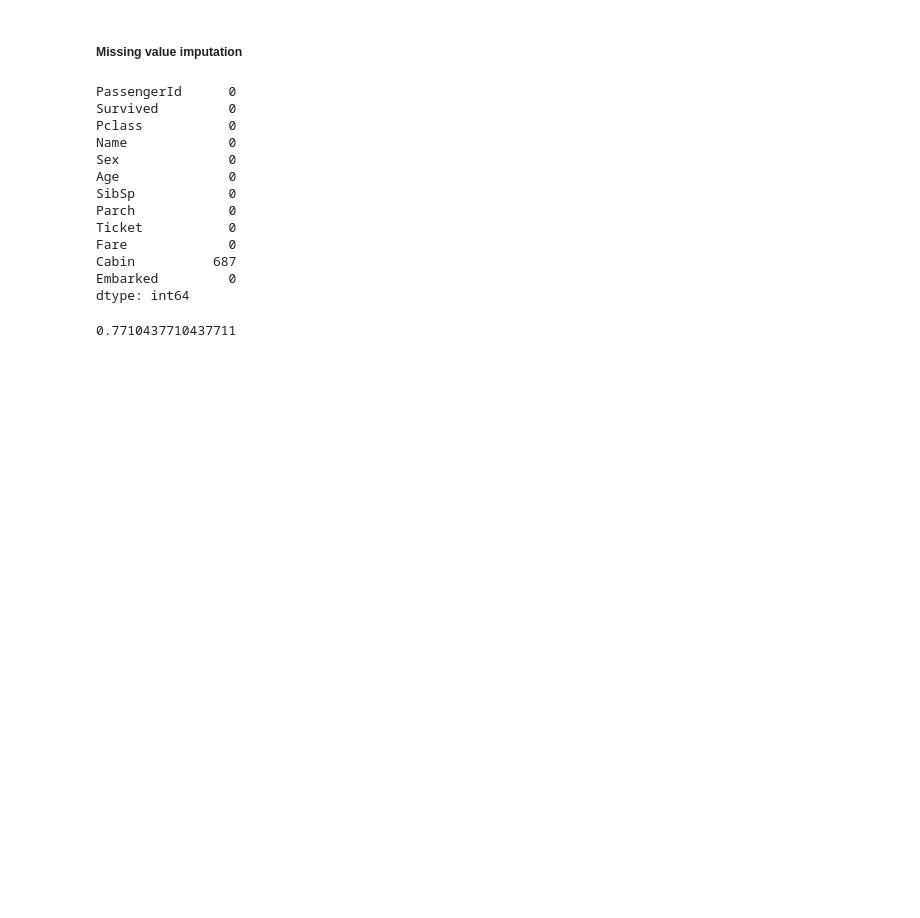
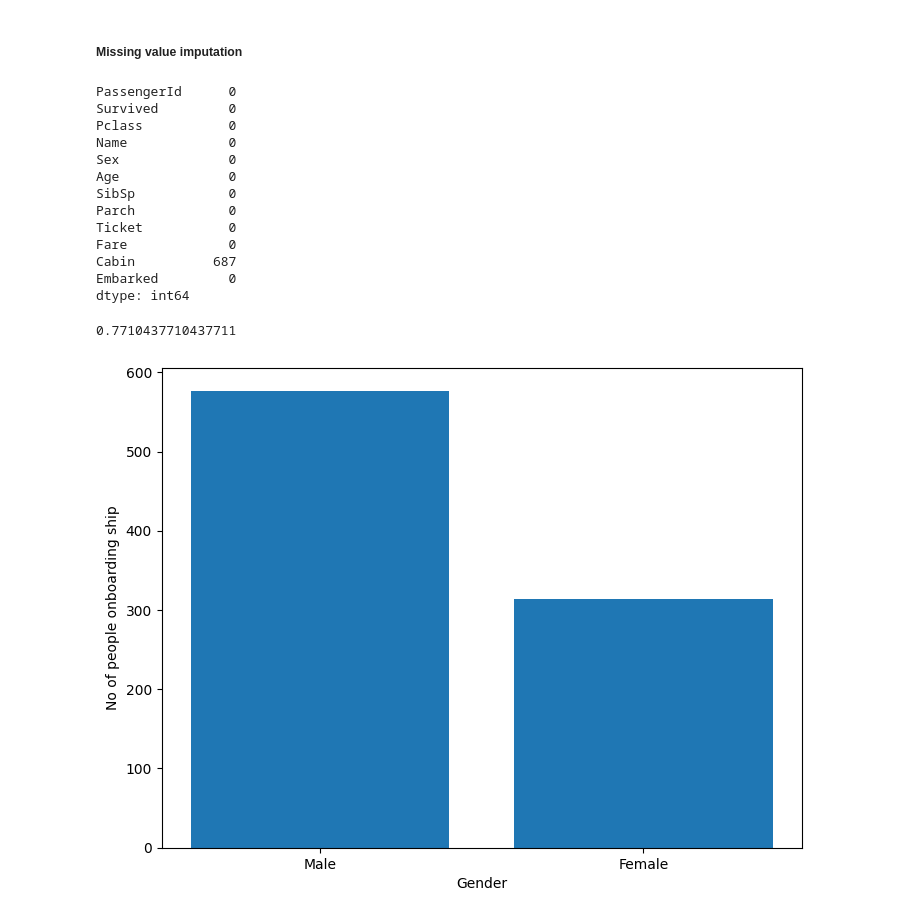
Before and after one commit to aritrasen87/python_for_ds, a Jupyter notebook: numpy_pandas_ds.ipynb, the cells around one changed output. Drawn from its saved outputs; the diff is of its cells as text; code cells hidden in the pictures; blank space fills up the shorter version.

Commit message:
Added graphs

```diff
--- a/numpy_pandas_ds.ipynb
+++ b/numpy_pandas_ds.ipynb
@@ -497,3 +497,17 @@ dtype: int64
 df.Cabin.isnull().sum()/df.shape[0]
 # %% [output]
 0.7710437710437711
+# %%
+#Plotting
+import matplotlib.pyplot as plt
+
+fig = plt.figure()
+ax = fig.add_axes([0,0,1,1])
+gender = ['Male','Female']
+index = [577,314]
+ax.bar(gender,index)
+plt.xlabel("Gender")
+plt.ylabel("No of people onboarding ship")
+plt.show()
+# %% [output]
+[figure, added]
```
Also changed, not shown: parts of 2 cells of this notebook.
